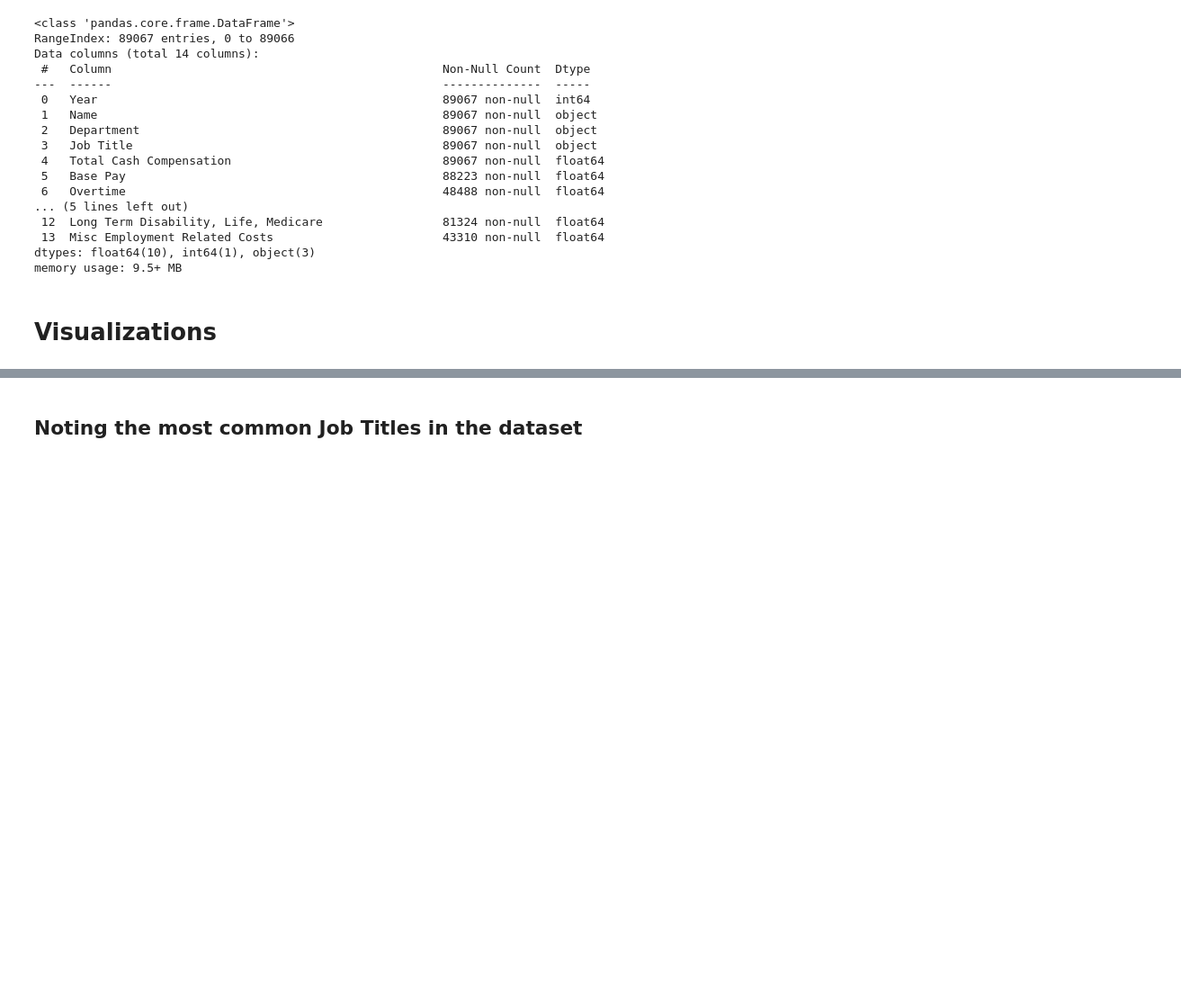
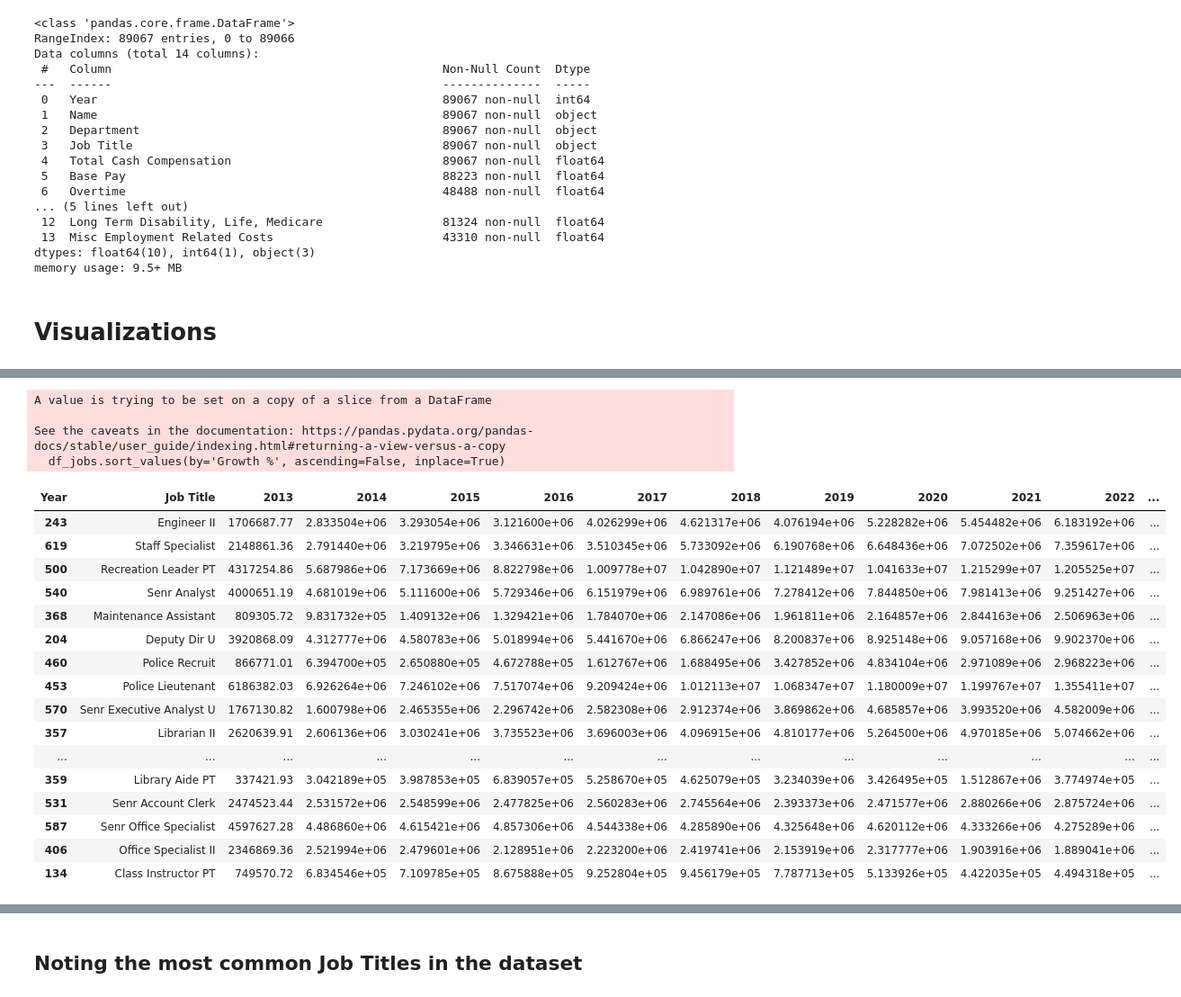
Before and after one commit to ryanfernald/San-Jose-Employment-Analysis, a Jupyter notebook: NewEDA.ipynb, the cells around one changed output, grey strips where cells are left out. Shown at 90% size. Cells and saved outputs as stored; diff of their text form; code cells hidden in the pictures; blank space fills up the shorter version.

```diff
--- a/NewEDA.ipynb
+++ b/NewEDA.ipynb
@@ -257,0 +416,25 @@ memory usage: 9.5+ MB
+# %%
+df_jobs.sort_values(by='Growth %', ascending=False, inplace=True)
+df_jobs
+# %% [output]
+A value is trying to be set on a copy of a slice from a DataFrame
+
+See the caveats in the documentation: https://pandas.pydata.org/pandas-docs/stable/user_guide/indexing.html#returning-a-view-versus-a-copy
+  df_jobs.sort_values(by='Growth %', ascending=False, inplace=True)
+| Year | Job Title | 2013 | 2014 | 2015 | 2016 | 2017 | 2018 | 2019 | 2020 | 2021 | 2022 | ... |
+| 243 | Engineer II | 1706687.77 | 2.833504e+06 | 3.293054e+06 | 3.121600e+06 | 4.026299e+06 | 4.621317e+06 | 4.076194e+06 | 5.228282e+06 | 5.454482e+06 | 6.183192e+06 | ... |
+| 619 | Staff Specialist | 2148861.36 | 2.791440e+06 | 3.219795e+06 | 3.346631e+06 | 3.510345e+06 | 5.733092e+06 | 6.190768e+06 | 6.648436e+06 | 7.072502e+06 | 7.359617e+06 | ... |
+| 500 | Recreation Leader PT | 4317254.86 | 5.687986e+06 | 7.173669e+06 | 8.822798e+06 | 1.009778e+07 | 1.042890e+07 | 1.121489e+07 | 1.041633e+07 | 1.215299e+07 | 1.205525e+07 | ... |
+| 540 | Senr Analyst | 4000651.19 | 4.681019e+06 | 5.111600e+06 | 5.729346e+06 | 6.151979e+06 | 6.989761e+06 | 7.278412e+06 | 7.844850e+06 | 7.981413e+06 | 9.251427e+06 | ... |
+| 368 | Maintenance Assistant | 809305.72 | 9.831732e+05 | 1.409132e+06 | 1.329421e+06 | 1.784070e+06 | 2.147086e+06 | 1.961811e+06 | 2.164857e+06 | 2.844163e+06 | 2.506963e+06 | ... |
+| 204 | Deputy Dir U | 3920868.09 | 4.312777e+06 | 4.580783e+06 | 5.018994e+06 | 5.441670e+06 | 6.866247e+06 | 8.200837e+06 | 8.925148e+06 | 9.057168e+06 | 9.902370e+06 | ... |
+| 460 | Police Recruit | 866771.01 | 6.394700e+05 | 2.650880e+05 | 4.672788e+05 | 1.612767e+06 | 1.688495e+06 | 3.427852e+06 | 4.834104e+06 | 2.971089e+06 | 2.968223e+06 | ... |
+| 453 | Police Lieutenant | 6186382.03 | 6.926264e+06 | 7.246102e+06 | 7.517074e+06 | 9.209424e+06 | 1.012113e+07 | 1.068347e+07 | 1.180009e+07 | 1.199767e+07 | 1.355411e+07 | ... |
+| 570 | Senr Executive Analyst U | 1767130.82 | 1.600798e+06 | 2.465355e+06 | 2.296742e+06 | 2.582308e+06 | 2.912374e+06 | 3.869862e+06 | 4.685857e+06 | 3.993520e+06 | 4.582009e+06 | ... |
+| 357 | Librarian II | 2620639.91 | 2.606136e+06 | 3.030241e+06 | 3.735523e+06 | 3.696003e+06 | 4.096915e+06 | 4.810177e+06 | 5.264500e+06 | 4.970185e+06 | 5.074662e+06 | ... |
+| ... | ... | ... | ... | ... | ... | ... | ... | ... | ... | ... | ... | ... |
+| 359 | Library Aide PT | 337421.93 | 3.042189e+05 | 3.987853e+05 | 6.839057e+05 | 5.258670e+05 | 4.625079e+05 | 3.234039e+06 | 3.426495e+05 | 1.512867e+06 | 3.774974e+05 | ... |
+| 531 | Senr Account Clerk | 2474523.44 | 2.531572e+06 | 2.548599e+06 | 2.477825e+06 | 2.560283e+06 | 2.745564e+06 | 2.393373e+06 | 2.471577e+06 | 2.880266e+06 | 2.875724e+06 | ... |
+| 587 | Senr Office Specialist | 4597627.28 | 4.486860e+06 | 4.615421e+06 | 4.857306e+06 | 4.544338e+06 | 4.285890e+06 | 4.325648e+06 | 4.620112e+06 | 4.333266e+06 | 4.275289e+06 | ... |
+| 406 | Office Specialist II | 2346869.36 | 2.521994e+06 | 2.479601e+06 | 2.128951e+06 | 2.223200e+06 | 2.419741e+06 | 2.153919e+06 | 2.317777e+06 | 1.903916e+06 | 1.889041e+06 | ... |
+| 134 | Class Instructor PT | 749570.72 | 6.834546e+05 | 7.109785e+05 | 8.675888e+05 | 9.252804e+05 | 9.456179e+05 | 7.787713e+05 | 5.133926e+05 | 4.422035e+05 | 4.494318e+05 | ... |
```
Also changed, not shown: parts of 27 cells of this notebook.
